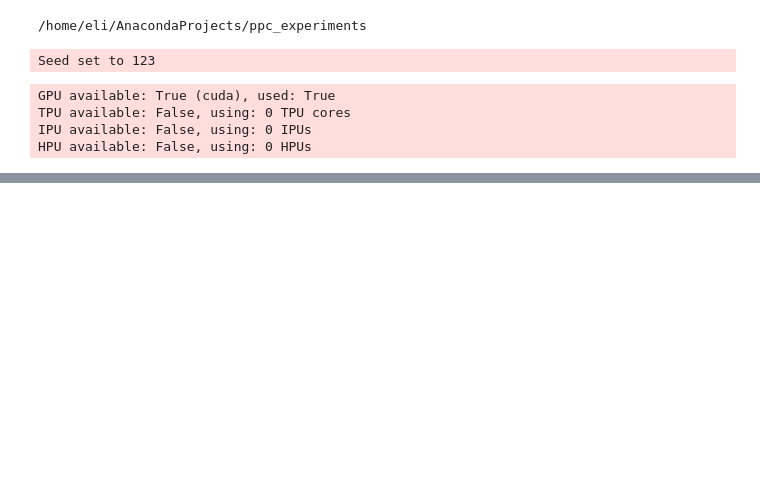
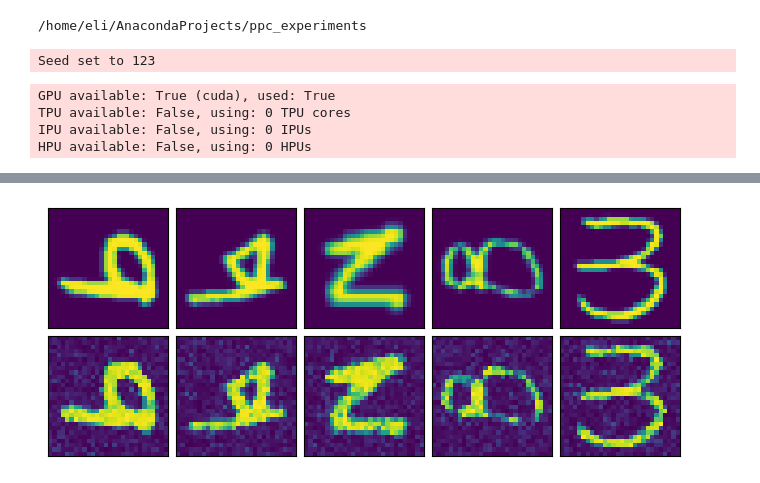
Before and after one commit to esennesh/dcpc_paper, a Jupyter notebook: experiments/ppc_emnist_eval.ipynb, the cells around one changed output, grey strips where cells are left out. Saved outputs shown, nothing was run; the diff lists cells and outputs as text; code cells hidden in the pictures; blank space fills up the shorter version.

Commit message:
experiments/ppc_emnist_eval: evaluate with more recent predict/test calls
Signed-off-by: Eli Sennesh <eli.sennesh@vanderbilt.edu>

```diff
--- a/experiments/ppc_emnist_eval.ipynb
+++ b/experiments/ppc_emnist_eval.ipynb
@@ -56,4 +67,8 @@ ParticleDict(
 )
-# %%
-for site in model.graph.nodes:
-    model.graph.nodes[site]['is_observed'] = model.graph.nodes[site]['value'] is not None
+# %%
+xs, _, indices = list(data.val_dataloader())[0]
+xs = xs.to(model.device)
+model._load_particles(indices, False)
+# %%
+posterior = {k: v['value'] for k, v in model.graph.nodes.items()}
+x_hats = model.graph.predict(B=len(xs), P=model.num_particles, **posterior).mean(dim=0)
@@ -59,0 +77,13 @@ for site in model.graph.nodes:
+# %%
+fig, axes = plt.subplots(nrows=2, ncols=5, sharex="all", sharey="all", layout="compressed")
+
+for i in range(5):
+    axes[0, i].imshow(xs[i].squeeze().detach().cpu().numpy())
+    axes[0, i].set(xticklabels=[], yticklabels=[], xticks=[], yticks=[])
+    axes[1, i].imshow(x_hats[i].squeeze().cpu().detach().numpy())
+    axes[1, i].set(xticklabels=[], yticklabels=[], xticks=[], yticks=[])
+
+fig.savefig("ppc_emnist_recons.pdf", bbox_inches="tight")
+plt.show()
+# %% [output]
+[figure, added]
```
Also changed, not shown: parts of 21 cells of this notebook, 1 other file.
